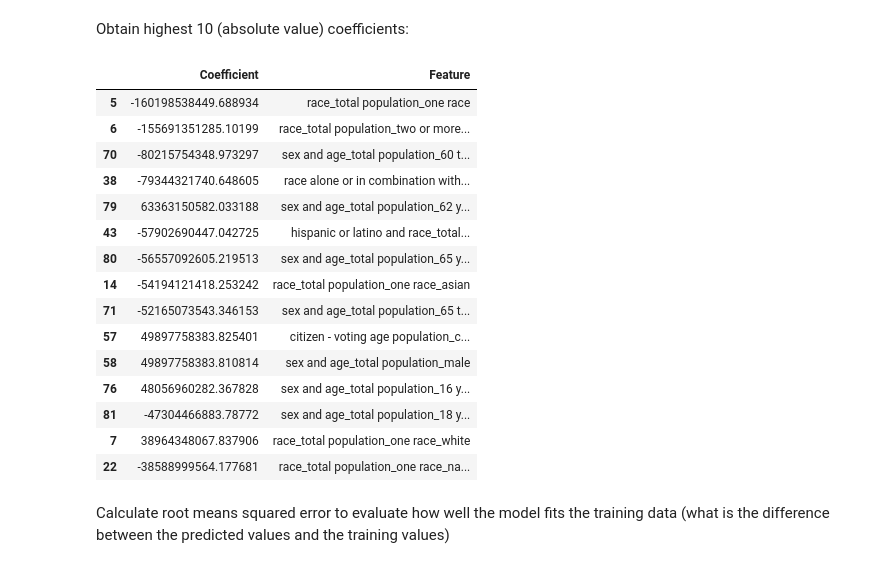
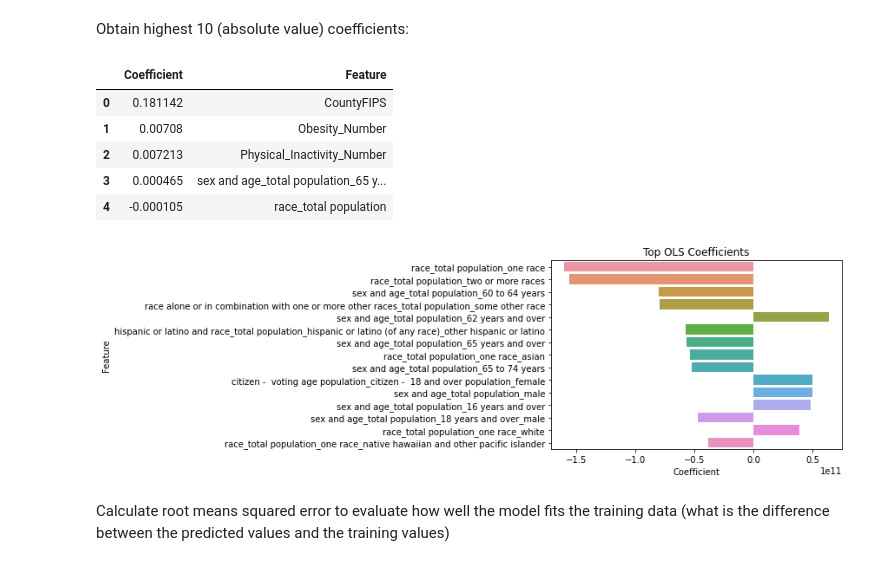
Before and after one commit to alonzoack/CSS_Project2_Group5, a Jupyter notebook: Project 2 Students.ipynb, the cells around one changed output. Drawn from its saved outputs; the diff is of its cells as text; code cells hidden in the pictures.

```diff
--- a/Project 2 Students.ipynb
+++ b/Project 2 Students.ipynb
@@ -391,28 +391,25 @@ X_asdf = diabetes_clean.drop(["Diabetes_Number"], axis=1)
 lin_reg_data = pd.DataFrame([lin_model.coef_, X_asdf.columns]).T
 lin_reg_data.columns = ['Coefficient', 'Feature']
 lin_reg_data = lin_reg_data.convert_dtypes()
+# %%
+lin_reg_data.head()
+# %% [output]
+|  | Coefficient | Feature |
+| 0 | 0.181142 | CountyFIPS |
+| 1 | 0.00708 | Obesity_Number |
+| 2 | 0.007213 | Physical_Inactivity_Number |
+| 3 | 0.000465 | sex and age_total population_65 y... |
+| 4 | -0.000105 | race_total population |
 # %%
-# resort dataframe and show highest 15 absolute value rows
+# create new col with absolute value of coefficient
 pd.set_option('max_colwidth', 400)
-lin_reg_data_sorted = lin_reg_data.reindex(lin_reg_data.Coefficient.abs().sort_values(ascending=False).index)
-lin_reg_data_sorted.head(15)
+lin_reg_data['abs_coef'] = abs(lin_reg_data['Coefficient'])
-# %% [output]
-|  | Coefficient | Feature |
-| 5 | -160198538449.688934 | race_total population_one race |
-| 6 | -155691351285.10199 | race_total population_two or more... |
-| 70 | -80215754348.973297 | sex and age_total population_60 t... |
-| 38 | -79344321740.648605 | race alone or in combination with... |
-| 79 | 63363150582.033188 | sex and age_total population_62 y... |
-| 43 | -57902690447.042725 | hispanic or latino and race_total... |
-| 80 | -56557092605.219513 | sex and age_total population_65 y... |
-| 14 | -54194121418.253242 | race_total population_one race_asian |
-| 71 | -52165073543.346153 | sex and age_total population_65 t... |
-| 57 | 49897758383.825401 | citizen - voting age population_c... |
-| 58 | 49897758383.810814 | sex and age_total population_male |
-| 76 | 48056960282.367828 | sex and age_total population_16 y... |
-| 81 | -47304466883.78772 | sex and age_total population_18 y... |
-| 7 | 38964348067.837906 | race_total population_one race_white |
-| 22 | -38588999564.177681 | race_total population_one race_na... |
+# %%
+# plot 15 largest coefficients
+sns.barplot(x="Coefficient", y="Feature", data=lin_reg_data.nlargest(15, 'abs_coef')).set_title("Top OLS Coefficients")
+plt.show()
+# %% [output]
+[figure, added]
 # %% [markdown]
 Calculate root means squared error to evaluate how well the model fits the training data (what is the difference between the predicted values and the training values)
 # %%
```
Also changed, not shown: parts of 3 cells of this notebook.
